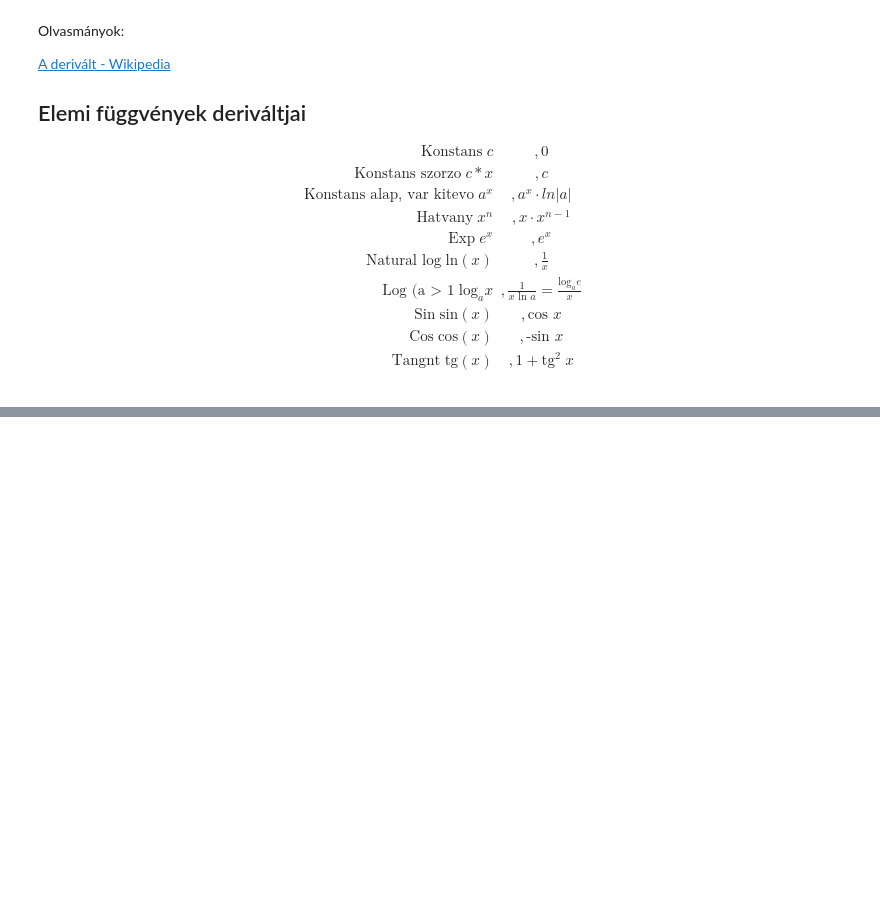
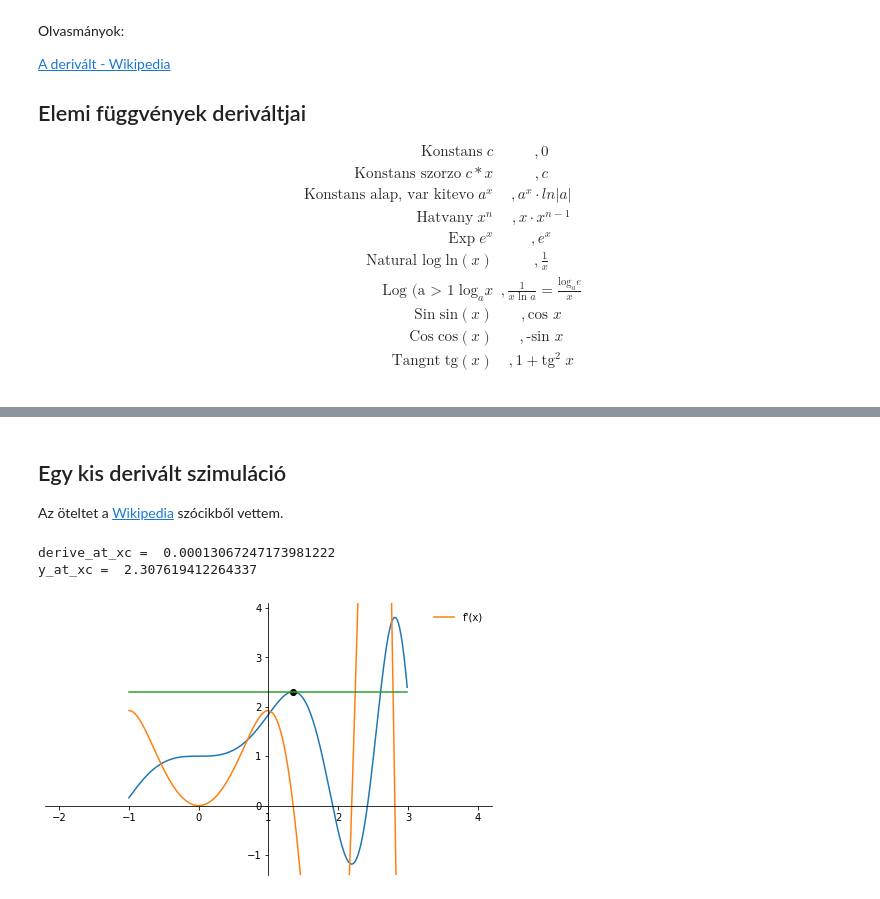
Before and after one commit to JoDeMiro/DeepLearningIntroduction, a Jupyter notebook: 00_Math_behind_Neural_Network_and_Gradient_Descent.ipynb, the cells around one changed output, grey strips where cells are left out. Drawn from its saved outputs; the diff is of its cells as text; code cells hidden in the pictures; blank space fills up the shorter version.

```diff
--- a/00_Math_behind_Neural_Network_and_Gradient_Descent.ipynb
+++ b/00_Math_behind_Neural_Network_and_Gradient_Descent.ipynb
@@ -270,0 +289,4 @@ $$
+# %% [markdown]
+## Egy kis derivált szimuláció
+
+Az öteltet a <a href="https://hu.wikipedia.org/wiki/Parci%C3%A1lis_deriv%C3%A1lt">Wikipedia</a> szócikből vettem.
@@ -270,0 +299,44 @@ $$
+# %%
+def derive_plotter(x, save = False, i = 1):
+
+  _x = np.arange(-1, 3, 0.01)
+
+  fig = plt.figure(figsize=(8, 5))
+  ax = fig.add_subplot(1, 1, 1)
+
+  ax.spines['left'].set_position('center')
+  ax.spines['bottom'].set_position('zero')
+  ax.spines['right'].set_color('none')
+  ax.spines['top'].set_color('none')
+  ax.xaxis.set_ticks_position('bottom')
+  ax.yaxis.set_ticks_position('left')
+
+  plt.plot(_x, f(_x))
+  plt.plot(_x, f_derive(_x), label="f'(x)")
+  plt.xlim(-2.2, 4.2)
+  plt.ylim(-1.4, 4.1)
+  plt.legend(frameon=False)
+
+  xc = x
+  derive_at_xc = f_derive(xc)
+  y_at_xc = f(xc)
+  if( save == False ):
+    print('derive_at_xc = ', derive_at_xc)
+    print('y_at_xc = ', y_at_xc)
+  plt.plot([xc], [y_at_xc], 'o', c='black')
+
+  # _line = derive_at_xc * (_x-xc)
+  _line = derive_at_xc * (_x - xc) + y_at_xc
+  # _line = np.arange(xc-10, xc+10)
+  plt.plot(_x, _line)
+
+  if( save == True ):
+    plt.savefig('derive_{0:04}'.format(i)+'.png', bbox_inches='tight'); plt.close('all');
+  else:
+    plt.show()
+# %%
+derive_plotter(1.3552)
+# %% [output]
+derive_at_xc =  0.00013067247173981222
+y_at_xc =  2.307619412264337
+[figure, added]
```
Also changed, not shown: parts of 12 cells of this notebook.
